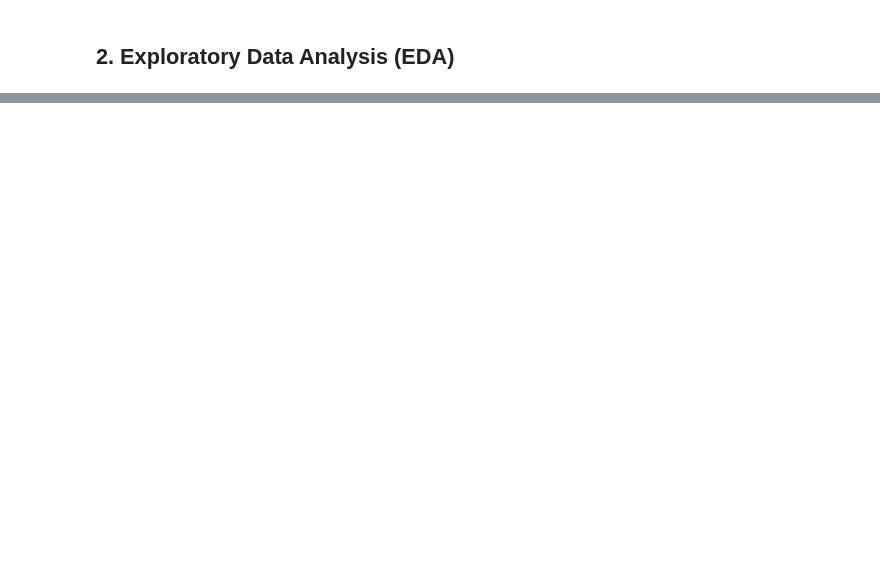
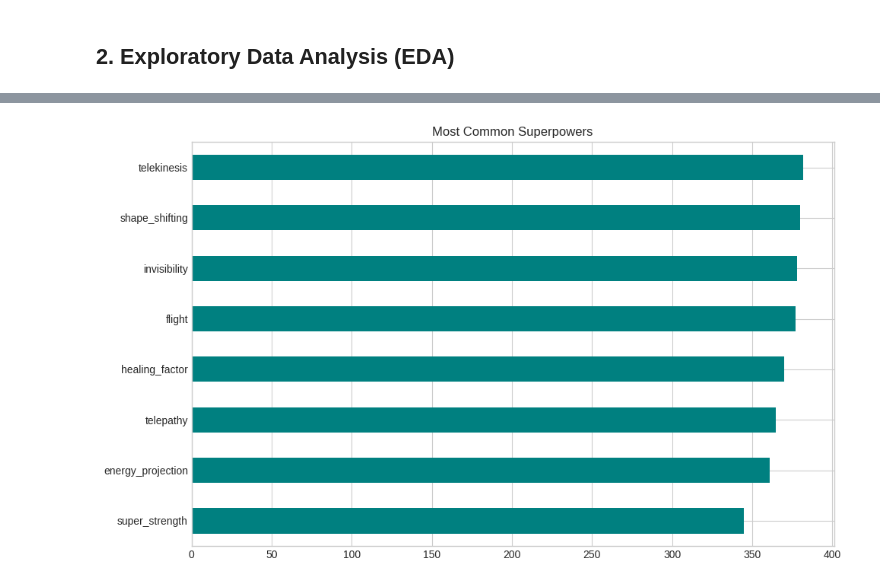
Before and after one commit to elbarbary/superhero-classification, a Jupyter notebook: superhero_analysis_executed.ipynb, the cells around one changed output, grey strips where cells are left out. Drawn from its saved outputs; the diff is of its cells as text; code cells hidden in the pictures; blank space fills up the shorter version.

```diff
--- a/superhero_analysis_executed.ipynb
+++ b/superhero_analysis_executed.ipynb
@@ -780,0 +60,15 @@ Enhanced dataset saved to 'superhero_with_clusters.csv'
+# %%
+# Power distribution analysis
+power_cols = ['super_strength', 'flight', 'energy_projection', 'telepathy',
+              'healing_factor', 'shape_shifting', 'invisibility', 'telekinesis']
+
+power_counts = df[power_cols].sum().sort_values(ascending=True)
+
+plt.figure(figsize=(10, 6))
+power_counts.plot(kind='barh', color='teal')
+plt.title('Most Common Superpowers')
+plt.tight_layout()
+plt.savefig('figures/power_distribution.png')
+plt.show()
+# %% [output]
+[figure, added]
```
Also changed, not shown: parts of 53 cells of this notebook, 10 other files.
